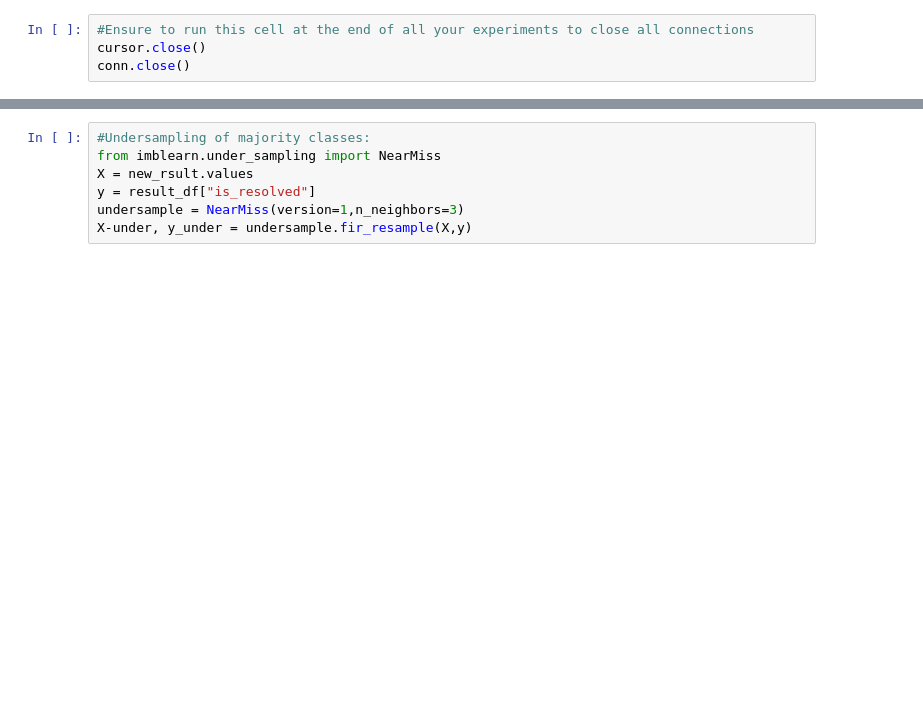
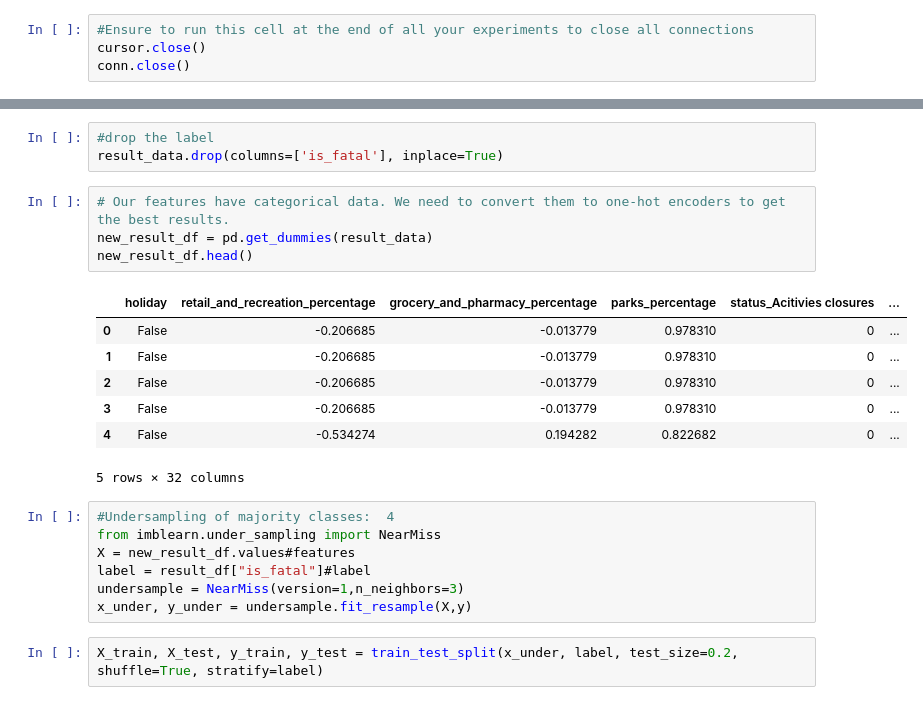
Before and after one commit to skaus37/Covid19DataMart, a Jupyter notebook: demo.ipynb, the cells around one changed output, grey strips where cells are left out. Drawn from its saved outputs; the diff is of its cells as text; blank space fills up the shorter version.

```diff
--- a/demo.ipynb
+++ b/demo.ipynb
@@ -77,7 +124,24 @@ result_data=pd.concat([non_numerical,normalize_part],axis=1)
+# %%
+#drop the label
+result_data.drop(columns=['is_fatal'], inplace=True)
+# %%
+# Our features have categorical data. We need to convert them to one-hot encoders to get the best results.
+new_result_df = pd.get_dummies(result_data)
+new_result_df.head()
+# %% [output]
+|  | holiday | retail_and_recreation_percentage | grocery_and_pharmacy_percentage | parks_percentage | status_Acitivies closures | ... |
+| 0 | False | -0.206685 | -0.013779 | 0.978310 | 0 | ... |
+| 1 | False | -0.206685 | -0.013779 | 0.978310 | 0 | ... |
+| 2 | False | -0.206685 | -0.013779 | 0.978310 | 0 | ... |
+| 3 | False | -0.206685 | -0.013779 | 0.978310 | 0 | ... |
+| 4 | False | -0.534274 | 0.194282 | 0.822682 | 0 | ... |
+5 rows × 32 columns
 # %%
-#Undersampling of majority classes:
+#Undersampling of majority classes:  4
 from imblearn.under_sampling import NearMiss
-X = new_rsult.values
-y = result_df["is_resolved"]
+X = new_result_df.values#features
+label = result_df["is_fatal"]#label
 undersample = NearMiss(version=1,n_neighbors=3)
-X-under, y_under = undersample.fir_resample(X,y)
+x_under, y_under = undersample.fit_resample(X,y)
+# %%
+X_train, X_test, y_train, y_test = train_test_split(x_under, label, test_size=0.2, shuffle=True, stratify=label)
```
Also changed, not shown: parts of 16 cells of this notebook.
